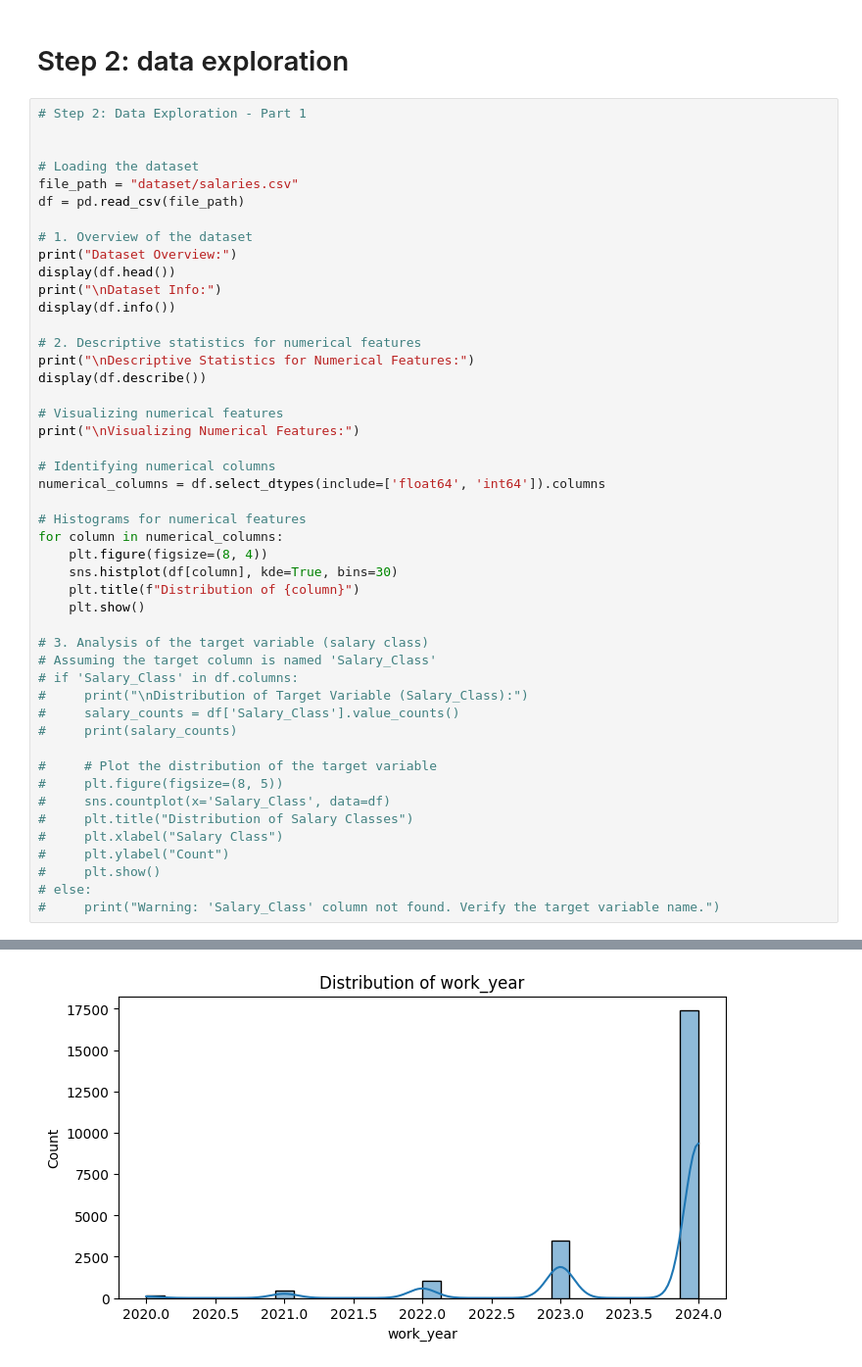
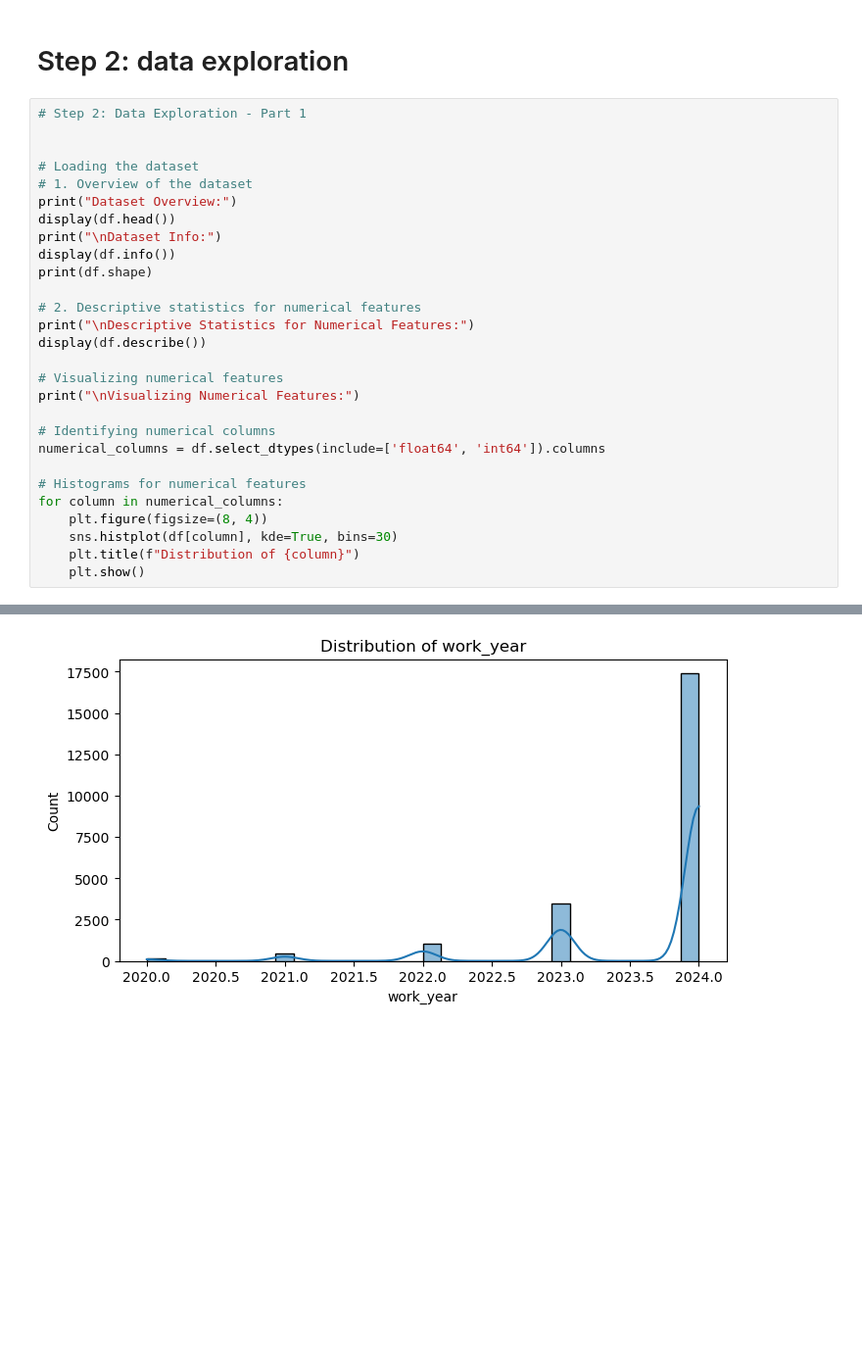
Before and after one commit to isnotJack/AI-project, a Jupyter notebook: test.ipynb, the cells around one changed output, grey strips where cells are left out. Shown at 98% size. Saved outputs shown, nothing was run; the diff lists cells and outputs as text; blank space fills up the shorter version.

```diff
--- a/test.ipynb
+++ b/test.ipynb
@@ -95,14 +79,12 @@ None
 
 
 # Loading the dataset
-file_path = "dataset/salaries.csv"
-df = pd.read_csv(file_path)
-
 # 1. Overview of the dataset
 print("Dataset Overview:")
 display(df.head())
 print("\nDataset Info:")
 display(df.info())
+print(df.shape)
 
 # 2. Descriptive statistics for numerical features
 print("\nDescriptive Statistics for Numerical Features:")
@@ -120,23 +102,6 @@ for column in numerical_columns:
     sns.histplot(df[column], kde=True, bins=30)
     plt.title(f"Distribution of {column}")
     plt.show()
-
-# 3. Analysis of the target variable (salary class)
-# Assuming the target column is named 'Salary_Class'
-# if 'Salary_Class' in df.columns:
-#     print("\nDistribution of Target Variable (Salary_Class):")
-#     salary_counts = df['Salary_Class'].value_counts()
-#     print(salary_counts)
-
-#     # Plot the distribution of the target variable
-#     plt.figure(figsize=(8, 5))
-#     sns.countplot(x='Salary_Class', data=df)
-#     plt.title("Distribution of Salary Classes")
-#     plt.xlabel("Salary Class")
-#     plt.ylabel("Count")
-#     plt.show()
-# else:
-#     print("Warning: 'Salary_Class' column not found. Verify the target variable name.")
 # %% [output]
 Dataset Overview:
 |  | work_year | experience_level | employment_type | job_title | salary | salary_currency | salary_in_usd | ... |
@@ -168,12 +135,12 @@ None
 Descriptive Statistics for Numerical Features:
 |  | work_year | salary | salary_in_usd | remote_ratio |
 | count | 22609.000000 | 2.260900e+04 | 22609.00000 | 22609.000000 |
 | mean | 2023.656376 | 2.009111e+05 | 147521.95002 | 23.543722 |
 | std | 0.735059 | 5.198490e+06 | 63453.23768 | 41.969535 |
 | min | 2020.000000 | 1.506100e+04 | 15061.00000 | 0.000000 |
 | 25% | 2024.000000 | 1.000000e+05 | 100000.00000 | 0.000000 |
 | 50% | 2024.000000 | 1.380000e+05 | 138000.00000 | 0.000000 |
 | 75% | 2024.000000 | 1.850000e+05 | 184000.00000 | 0.000000 |
 | max | 2024.000000 | 6.000000e+08 | 720000.00000 | 100.000000 |
 Visualizing Numerical Features:
-[figure, old version]
+[figure, new version]
```
Also changed, not shown: parts of 27 cells of this notebook, 1 other file.
